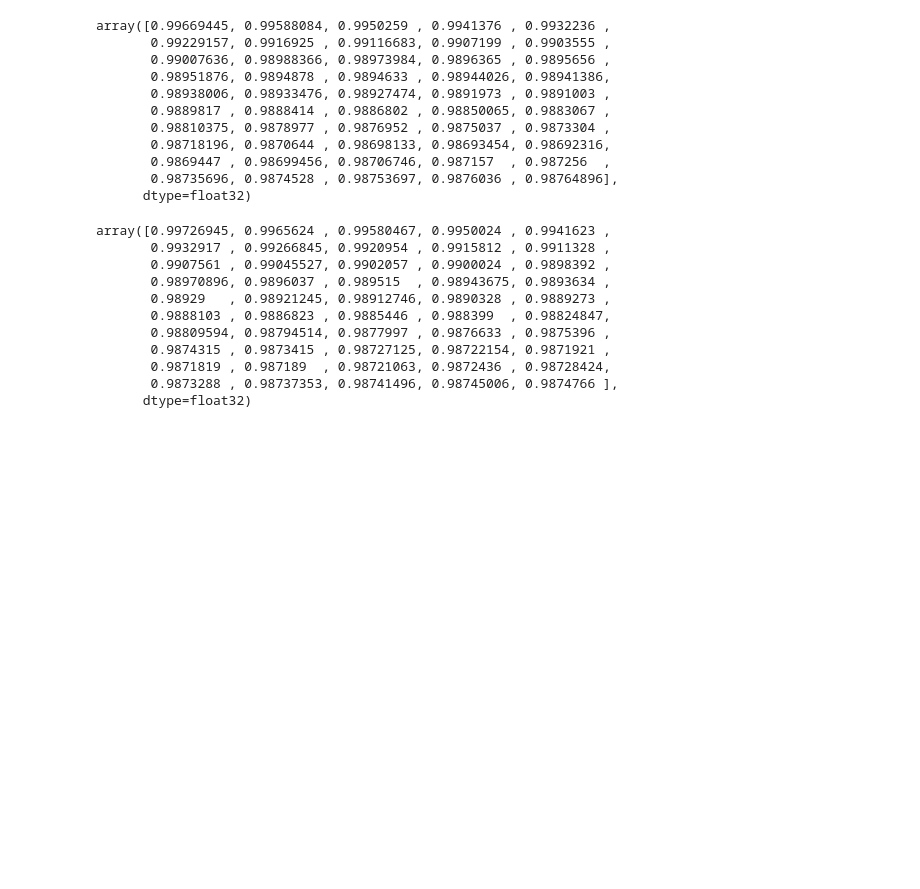
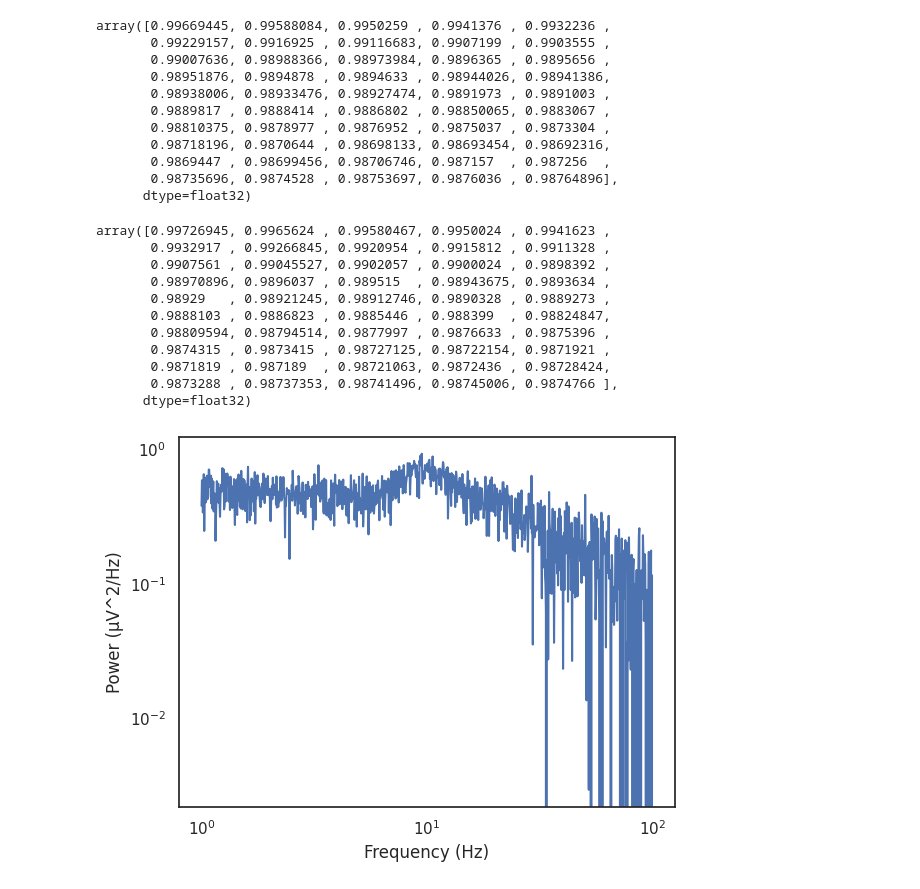
Before and after one commit to tpfffr/neon_blink_detection, a Jupyter notebook: notebooks/detect_blinks.ipynb, the cells around one changed output. Saved outputs shown, nothing was run; the diff lists cells and outputs as text; code cells hidden in the pictures; blank space fills up the shorter version.

```diff
--- a/notebooks/detect_blinks.ipynb
+++ b/notebooks/detect_blinks.ipynb
@@ -560,0 +559,23 @@ ts
+# %%
+import numpy as np
+import matplotlib.pyplot as plt
+
+# Set random seed for reproducibility
+np.random.seed(123)
+
+# Define frequency range
+freqs = np.logspace(0, 2, num=1000)
+
+# Generate simulated power spectrum with noise and peaks
+power = 0.5 * np.exp(-freqs / 50) + \
+        0.3 * np.exp(-(np.log10(freqs) - np.log10(10)) ** 2 / (2 * 0.1 ** 2)) + \
+        0.1 * np.exp(-(np.log10(freqs) - np.log10(20)) ** 2 / (2 * 0.05 ** 2)) + \
+        0.1 * np.random.normal(size=len(freqs))
+
+# Plot power spectrum in log-log coordinates
+plt.loglog(freqs, power)
+plt.xlabel('Frequency (Hz)')
+plt.ylabel('Power (μV^2/Hz)')
+plt.show()
+# %% [output]
+[figure, added]
```
Also changed, not shown: parts of 1 cell of this notebook.
